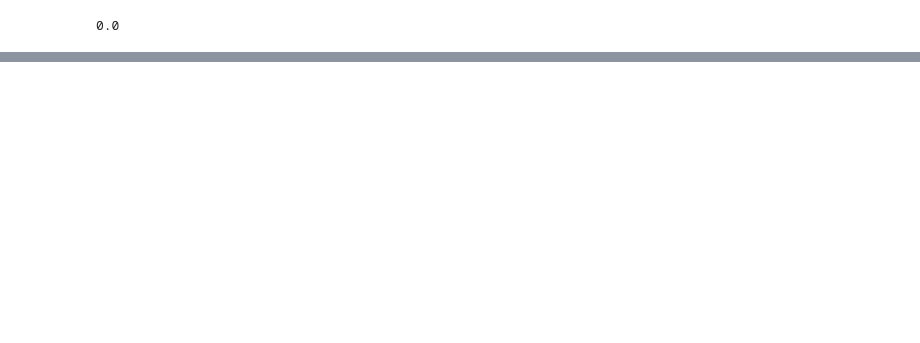
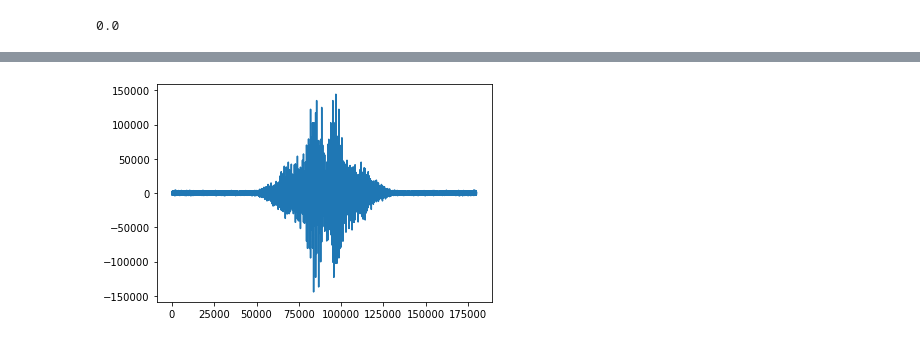
Before and after one commit to Simurgh818/feature-based-classifier, a Jupyter notebook: FB-classifier-FFT.ipynb, the cells around one changed output, grey strips where cells are left out. Cells and saved outputs as stored; diff of their text form; code cells hidden in the pictures; blank space fills up the shorter version.

```diff
--- a/FB-classifier-FFT.ipynb
+++ b/FB-classifier-FFT.ipynb
@@ -129,11 +110,14 @@ plt.imshow(img_back)
 # %%
 # high pass filtering
 dft_shift[centerRow - centerRectangle: centerRow + centerRectangle,
             centerCol - centerRectangle: centerCol + centerRectangle] = 0
-
+imgFFT_shift_HPF = dft_shift
+plt.plot(imgFFT_shift_HPF.ravel())
 dft_i_shift = np.fft.ifftshift(dft_shift)
 # print(dft_i_shift)
 # plt.imshow(np.abs(FFT2shift))
+# %% [output]
+[figure, added]
 # %%
 # Inverse Transfer to show the image
 img_back = cv2.idft(dft_i_shift)
```
Also changed, not shown: parts of 6 cells of this notebook, 5 other files.
